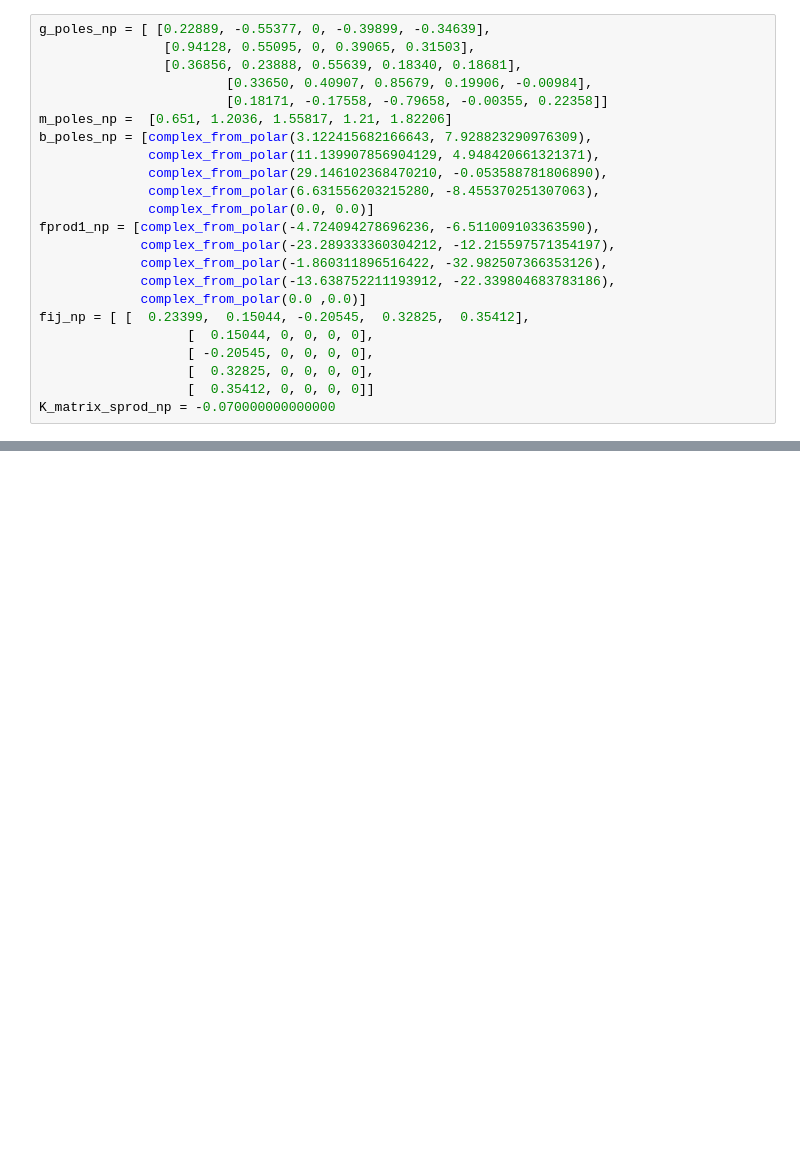
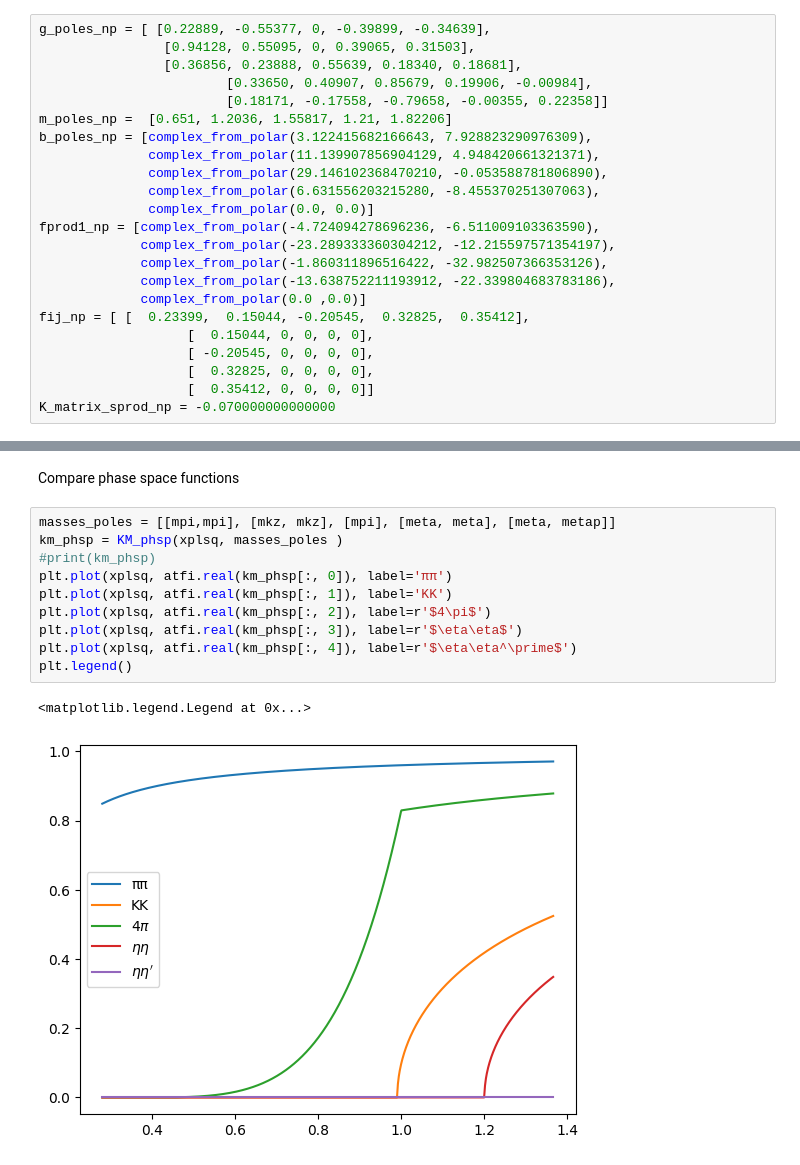
Before and after one commit to cpviolation/tfa_examples, a Jupyter notebook: notebooks/study_lineshapes.ipynb, the cells around one changed output, grey strips where cells are left out. Cells and saved outputs as stored; diff of their text form; blank space fills up the shorter version.

```diff
--- a/notebooks/study_lineshapes.ipynb
+++ b/notebooks/study_lineshapes.ipynb
@@ -1519,0 +1660,15 @@ array([[0., 0., 0., 0., 0.],
+# %% [markdown]
+Compare phase space functions
+# %%
+masses_poles = [[mpi,mpi], [mkz, mkz], [mpi], [meta, meta], [meta, metap]]
+km_phsp = KM_phsp(xplsq, masses_poles )
+#print(km_phsp)
+plt.plot(xplsq, atfi.real(km_phsp[:, 0]), label='ππ')
+plt.plot(xplsq, atfi.real(km_phsp[:, 1]), label='KK')
+plt.plot(xplsq, atfi.real(km_phsp[:, 2]), label=r'$4\pi$')
+plt.plot(xplsq, atfi.real(km_phsp[:, 3]), label=r'$\eta\eta$')
+plt.plot(xplsq, atfi.real(km_phsp[:, 4]), label=r'$\eta\eta^\prime$')
+plt.legend()
+# %% [output]
+<matplotlib.legend.Legend at 0x...>
+[figure, added]
```
Also changed, not shown: parts of 70 cells of this notebook.
